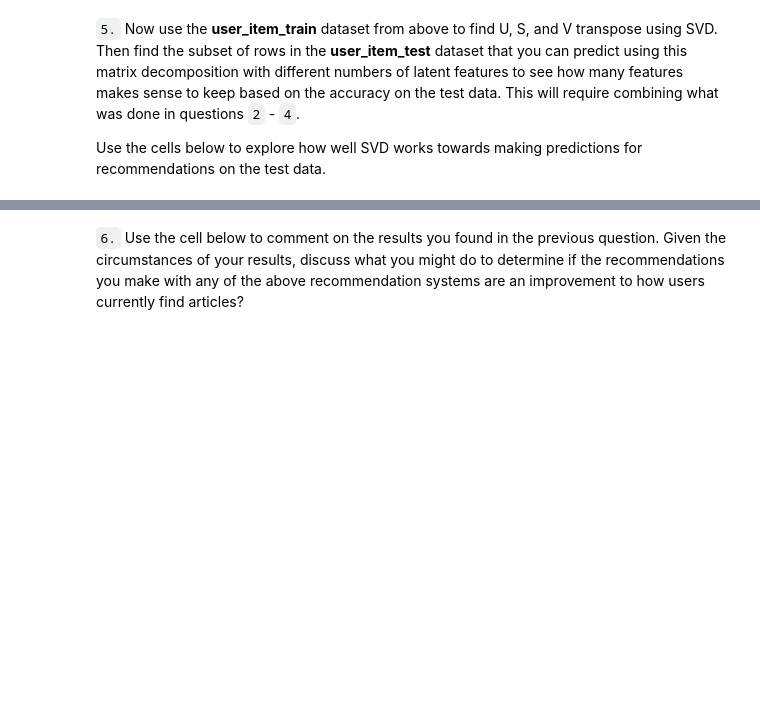
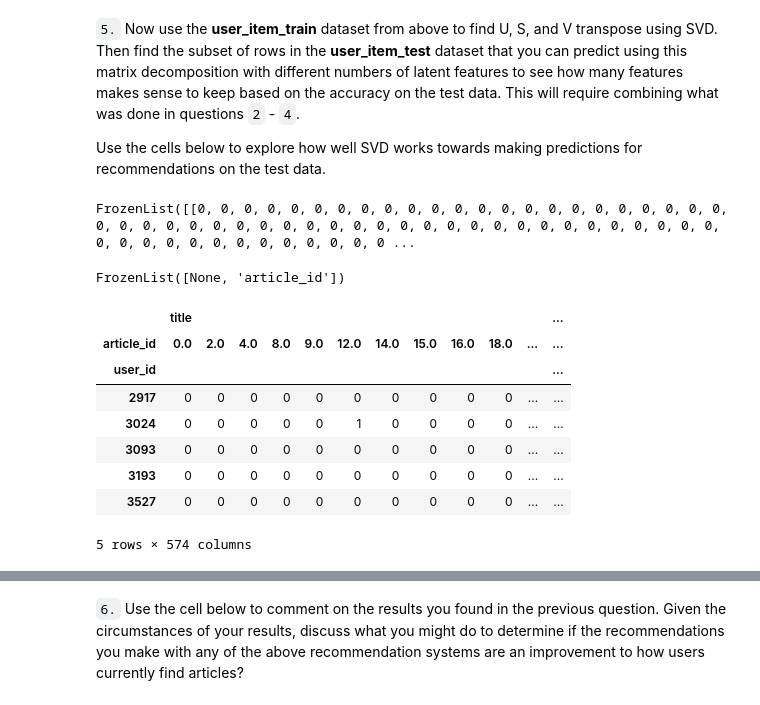
Before and after one commit to jeena72/recommendations-with-IBM, a Jupyter notebook: Recommendations_with_IBM.ipynb, the cells around one changed output, grey strips where cells are left out. Saved outputs shown, nothing was run; the diff lists cells and outputs as text; code cells hidden in the pictures; blank space fills up the shorter version.

```diff
--- a/Recommendations_with_IBM.ipynb
+++ b/Recommendations_with_IBM.ipynb
@@ -730,0 +799,21 @@ Use the cells below to explore how well SVD works towards making predictions for
+# %%
+user_item_train.columns.labels
+# %% [output]
+FrozenList([[0, 0, 0, 0, 0, 0, 0, 0, 0, 0, 0, 0, 0, 0, 0, 0, 0, 0, 0, 0, 0, 0, 0, 0, 0, 0, 0, 0, 0, 0, 0, 0, 0, 0, 0, 0, 0, 0, 0, 0, 0, 0, 0, 0, 0, 0, 0, 0, 0, 0, 0, 0, 0, 0, 0, 0, 0, 0, 0, 0, 0, 0, 0 ...
+# %%
+t.columns.names
+# %% [output]
+FrozenList([None, 'article_id'])
+# %%
+t = user_item_test.head()
+t
+# %% [output]
+|  | title |  |  |  |  |  |  |  |  |  |  | ... |
+| article_id | 0.0 | 2.0 | 4.0 | 8.0 | 9.0 | 12.0 | 14.0 | 15.0 | 16.0 | 18.0 | ... | ... |
+| user_id |  |  |  |  |  |  |  |  |  |  |  | ... |
+| 2917 | 0 | 0 | 0 | 0 | 0 | 0 | 0 | 0 | 0 | 0 | ... | ... |
+| 3024 | 0 | 0 | 0 | 0 | 0 | 1 | 0 | 0 | 0 | 0 | ... | ... |
+| 3093 | 0 | 0 | 0 | 0 | 0 | 0 | 0 | 0 | 0 | 0 | ... | ... |
+| 3193 | 0 | 0 | 0 | 0 | 0 | 0 | 0 | 0 | 0 | 0 | ... | ... |
+| 3527 | 0 | 0 | 0 | 0 | 0 | 0 | 0 | 0 | 0 | 0 | ... | ... |
+5 rows × 574 columns
```
Also changed, not shown: parts of 31 cells of this notebook.
